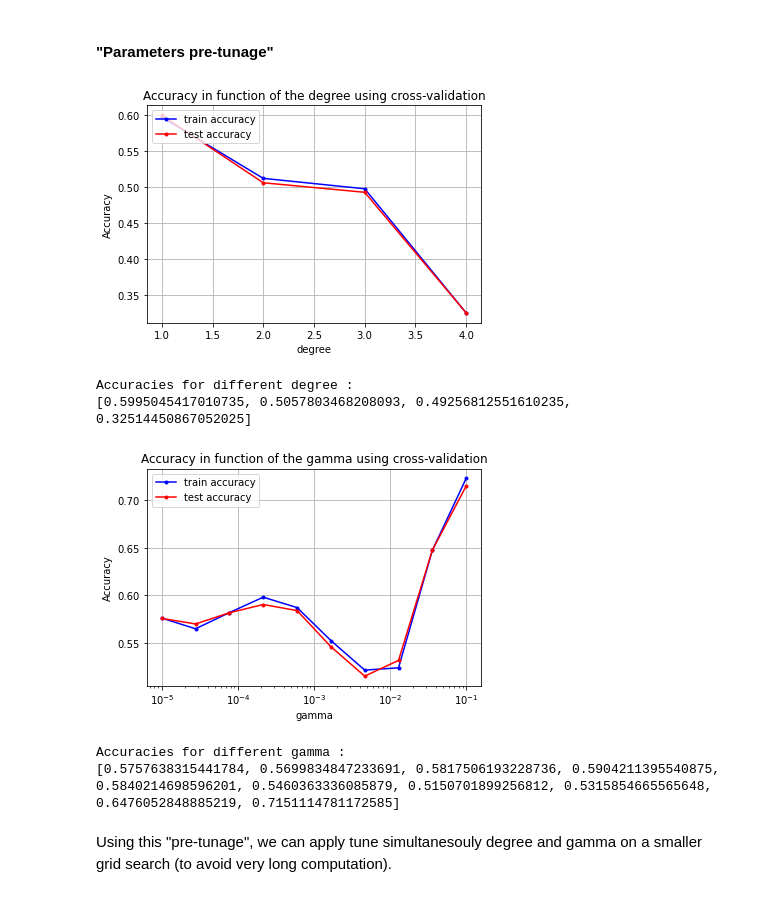
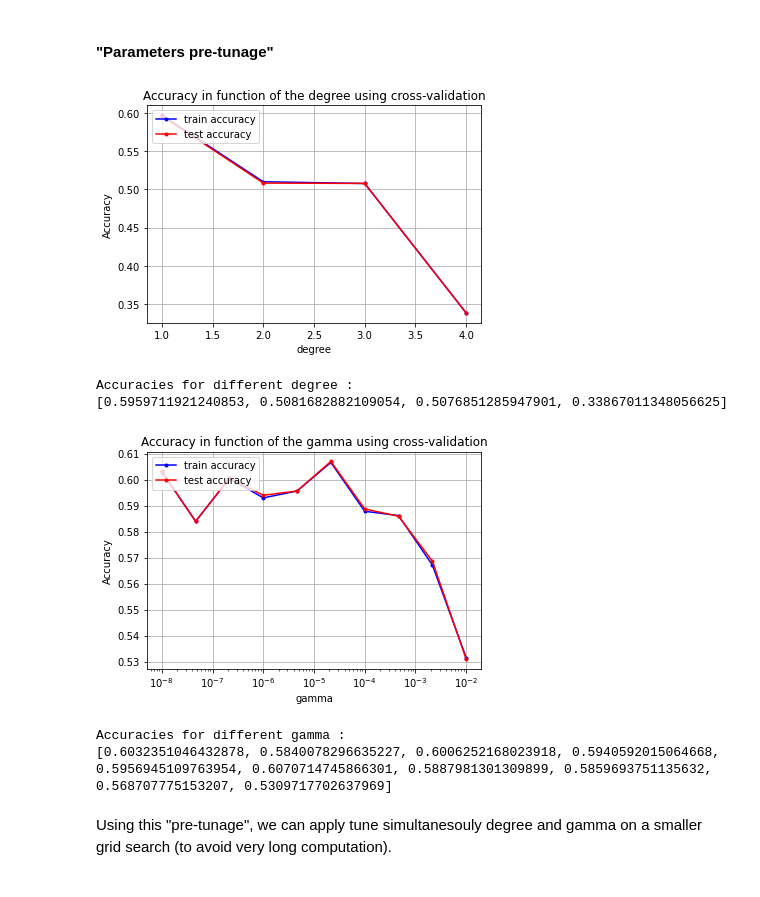
Before and after one commit to CS-433/ml-project-1-thevipers, a Jupyter notebook: Scripts/main.ipynb, the cells around one changed output. Saved outputs shown, nothing was run; the diff lists cells and outputs as text; code cells hidden in the pictures.

```diff
--- a/Scripts/main.ipynb
+++ b/Scripts/main.ipynb
@@ -20,8 +20,8 @@ This notebook servers as a first exploration of the dataset as well as a a way t
 # %%
 DATA_TRAIN_PATH = '../data/train.csv'
 DATA_TEST_PATH = '../data/test.csv'
-y, tX, ids = load_csv_data(DATA_TRAIN_PATH, sub_sample=True)
-y_test, tX_test, ids_test = load_csv_data(DATA_TEST_PATH, sub_sample=True)
+y, tX, ids = load_csv_data(DATA_TRAIN_PATH, sub_sample=False)
+y_test, tX_test, ids_test = load_csv_data(DATA_TEST_PATH, sub_sample=False)
 features_name = np.genfromtxt('../data/train.csv', delimiter=",", dtype=str,max_rows=1)[2:]
 # %% [markdown]
 # Data exploration
@@ -219,36 +219,36 @@ seed = np.random.seed(10)
 # %%
 #Fixed parameters :
 k_fold=4
 max_iters = 50
 
 #Parameters to tune :
 degrees = 1+np.arange(4)
 gamma= 1e-3
 
 best_degree, acc_te_deg, acc_tr_deg = tune_best_one(y_, tX_, k_fold, least_squares_GD, seed=seed, params=degrees, gamma=gamma, max_iters=max_iters, name='degree')
 
 CV_param_plot(degrees, acc_tr_deg, acc_te_deg, name_param="degree")
 
 print("Accuracies for different degree :")
 print(acc_te_deg)
 
 #Parameters to tune :
 degree = best_degree
-gammas= np.logspace(-5, -1, 10)
+gammas= np.logspace(-8, -2, 10)
 
 best_gam, acc_te_gam, acc_tr_gam = tune_best_one(y_, tX_, k_fold, least_squares_GD, seed=seed, params=gammas, degree=degree, max_iters=max_iters, name='gamma')
 
 CV_param_plot(gammas, acc_tr_gam, acc_te_gam, name_param="gamma")
 
 print("Accuracies for different gamma :")
 print(acc_te_gam)
 # %% [output]
-[figure, old version]
+[figure, new version]
 Accuracies for different degree :
-[0.5995045417010735, 0.5057803468208093, 0.49256812551610235, 0.32514450867052025]
+[0.5959711921240853, 0.5081682882109054, 0.5076851285947901, 0.33867011348056625]
-[figure, old version]
+[figure, new version]
 Accuracies for different gamma :
-[0.5757638315441784, 0.5699834847233691, 0.5817506193228736, 0.5904211395540875, 0.5840214698596201, 0.5460363336085879, 0.5150701899256812, 0.5315854665565648, 0.6476052848885219, 0.7151114781172585]
+[0.6032351046432878, 0.5840078296635227, 0.6006252168023918, 0.5940592015064668, 0.5956945109763954, 0.6070714745866301, 0.5887981301309899, 0.5859693751135632, 0.568707775153207, 0.5309717702637969]
 # %% [markdown]
 Using this "pre-tunage", we can apply tune simultanesouly degree and gamma on a smaller grid search (to avoid very long computation).
 # %%
```
Also changed, not shown: parts of 18 cells of this notebook.
